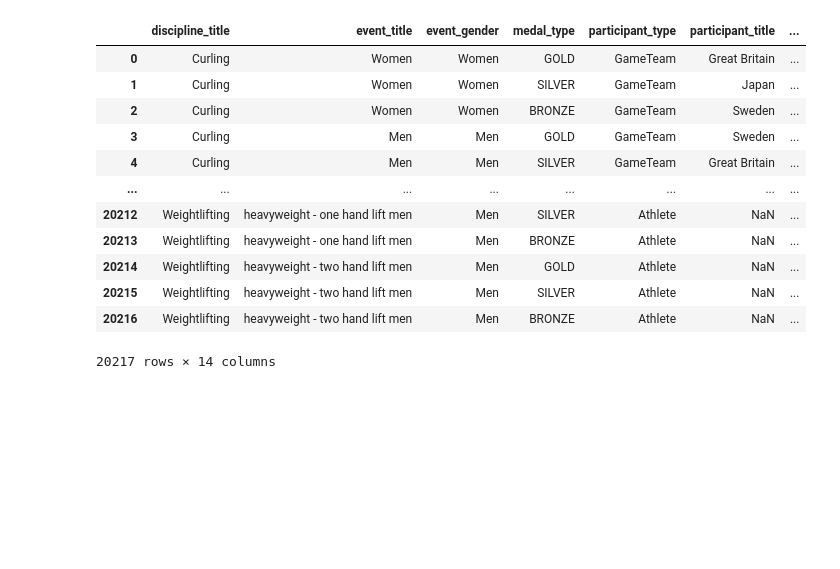
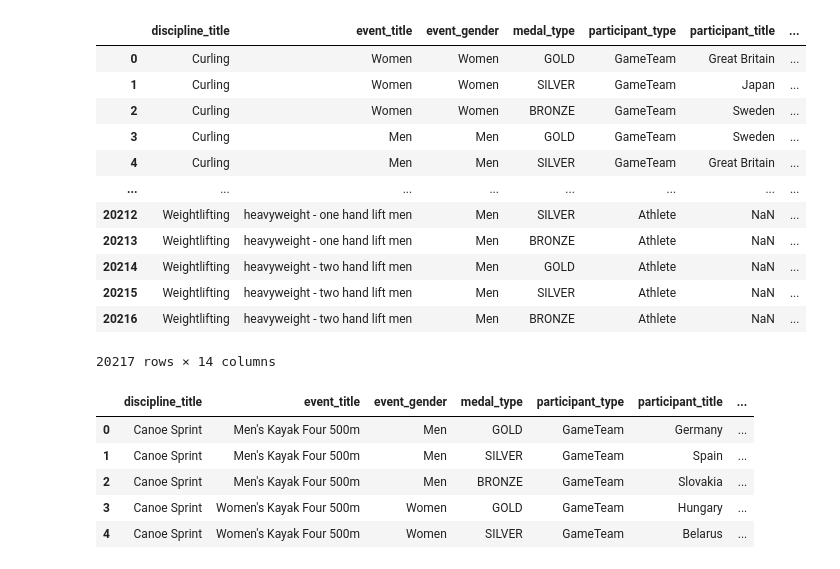
Before and after one commit to nomadflamingo/2021-olympics-data-analysis, a Jupyter notebook: src/eda.ipynb, the cells around one changed output. Drawn from its saved outputs; the diff is of its cells as text; code cells hidden in the pictures; blank space fills up the shorter version.

```diff
--- a/src/get_number_of_times_a_country_won_olympics.ipynb
+++ b/src/eda.ipynb
@@ -102,3 +102,13 @@ def get_country_medal(data, country):
     data_medal['Total'] = data_medal.sum(axis=1)
     data_medal.loc["Total"] = data_medal.sum()
     return data_medal
+# %%
+data_summer.drop('game_season', axis=1, inplace=True)
+data_summer.head()
+# %% [output]
+|  | discipline_title | event_title | event_gender | medal_type | participant_type | participant_title | ... |
+| 0 | Canoe Sprint | Men's Kayak Four 500m | Men | GOLD | GameTeam | Germany | ... |
+| 1 | Canoe Sprint | Men's Kayak Four 500m | Men | SILVER | GameTeam | Spain | ... |
+| 2 | Canoe Sprint | Men's Kayak Four 500m | Men | BRONZE | GameTeam | Slovakia | ... |
+| 3 | Canoe Sprint | Women's Kayak Four 500m | Women | GOLD | GameTeam | Hungary | ... |
+| 4 | Canoe Sprint | Women's Kayak Four 500m | Women | SILVER | GameTeam | Belarus | ... |
```
Also changed, not shown: parts of 5 cells of this notebook.
